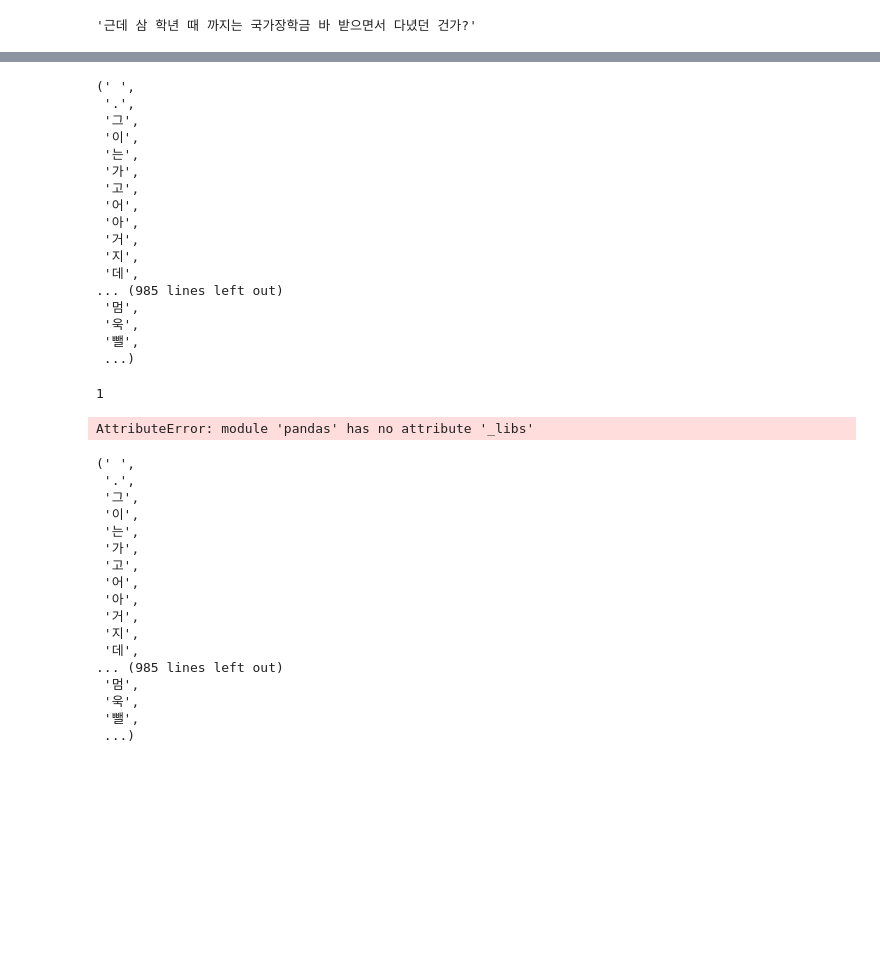
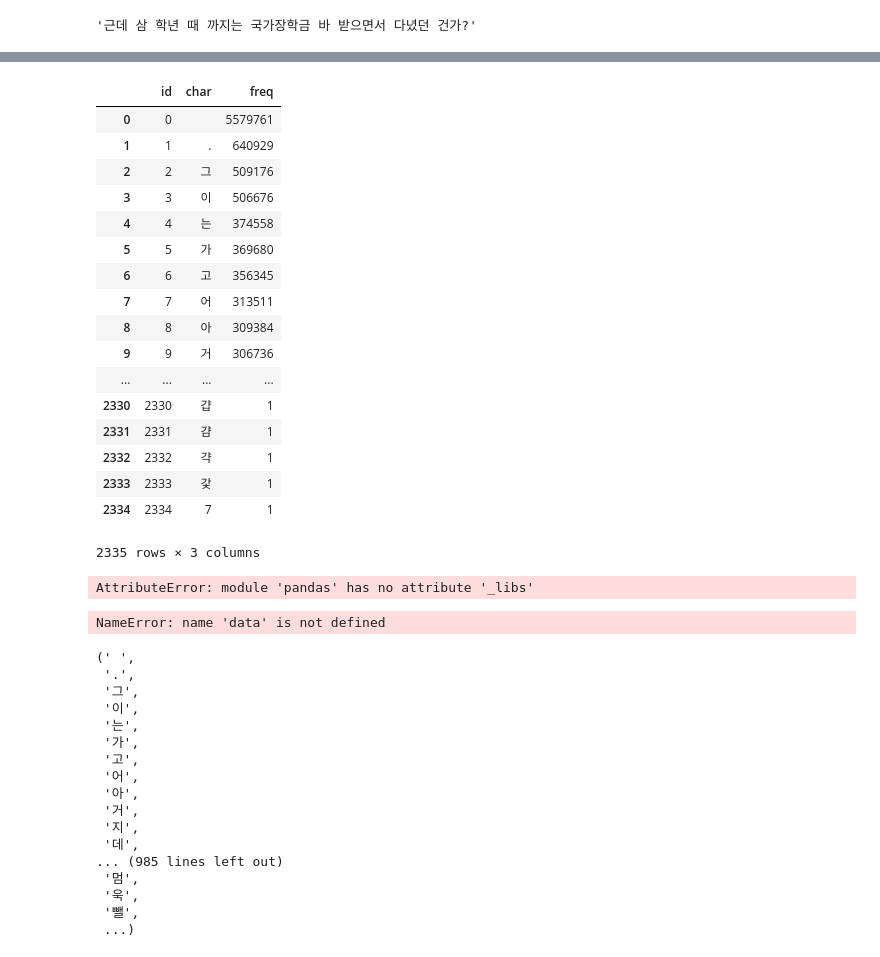
Before and after one commit to sooftware/TIL, a Jupyter notebook: Capstone-Test/create_new_label.ipynb, the cells around one changed output, grey strips where cells are left out. Drawn from its saved outputs; the diff is of its cells as text; code cells hidden in the pictures; blank space fills up the shorter version.

Commit message:
[project] Update aihub_labels.csv

```diff
--- a/Capstone-Test/create_new_label.ipynb
+++ b/Capstone-Test/create_new_label.ipynb
@@ -106,6 +106,7 @@ sentence_filter("근데 삼 학년 때 까지는 국가장학금 바+ 받으면
 %%time
 import os
 from tqdm import trange
+import pandas as pd
 EXCEPTION = ['(', ')', '/']
 folder_change_point = [124 * x for x in range(1,5)]
 base_path = "E:/한국어 음성데이터/"
@@ -119,13 +120,14 @@ label_list = list()
 label_freq = list()
 cnt = 0
 print('started...')
-for file_num in trange(1, 622546):
+TOTAL_NUM = 622545
+for file_num in trange(1, TOTAL_NUM):
     if file_num % 1000 == 1 and file_num != 1: mid_dir_idx += 1
     if mid_dir_idx in folder_change_point and mid_dir_idx != past_mid_dir_idx:
         past_mid_dir_idx = mid_dir_idx
         base_dir_idx += 1
     path = get_path(base_path, base_dir[base_dir_idx], mid_dir[mid_dir_idx], 'KsponSpeech_' + file_padding(file_num))
-    file = open(path + ".txt", 'r')
+    file = open(path + "_new.txt", 'r')
     text = file.readline()
     for ch in text:
         if ch not in label_list:
@@ -136,5 +138,14 @@ for file_num in trange(1, 622546):
 
 label_freq, label_list = zip(*sorted(zip(label_freq, label_list), reverse=True))
 print('ended!!!')
+
+label = {'id':[], 'char':[], 'freq' :[]}
+for idx, ch_freq in enumerate(zip(label_list, label_freq)):
+    ch, freq = ch_freq
+    label['id'].append(idx)
+    label['char'].append(ch)
+    label['freq'].append(freq)
+df_label = pd.DataFrame(label)
+df_label.to_csv('./aihub_labels.csv', encoding='utf-8', index=False)
 # %% [output]
 started...
@@ -210,27 +154,24 @@ ValueError: not enough values to unpack (expected 2, got 0)
-# %%
-label_list
-# %% [output]
-(' ',
- '.',
- '그',
- '이',
- '는',
- '가',
- '고',
- '어',
- '아',
- '거',
- '지',
- '데',
-... (985 lines left out)
- '멈',
- '욱',
- '뺄',
- ...)
-# %%
-label_freq
-# %% [output]
-1
+# %%
+df_label
+# %% [output]
+|  | id | char | freq |
+| 0 | 0 |  | 5579761 |
+| 1 | 1 | . | 640929 |
+| 2 | 2 | 그 | 509176 |
+| 3 | 3 | 이 | 506676 |
+| 4 | 4 | 는 | 374558 |
+| 5 | 5 | 가 | 369680 |
+| 6 | 6 | 고 | 356345 |
+| 7 | 7 | 어 | 313511 |
+| 8 | 8 | 아 | 309384 |
+| 9 | 9 | 거 | 306736 |
+| ... | ... | ... | ... |
+| 2330 | 2330 | 걉 | 1 |
+| 2331 | 2331 | 걈 | 1 |
+| 2332 | 2332 | 갹 | 1 |
+| 2333 | 2333 | 갗 | 1 |
+| 2334 | 2334 | 7 | 1 |
+2335 rows × 3 columns
 # %%
 import pandas as pd
 label = {'id':[], 'char':[], 'freq' :[]}
@@ -244,16 +185,18 @@ df_label.to_csv('./aihub_labels.csv', encoding='utf-8', index=False)
 # %% [output]
 AttributeError: module 'pandas' has no attribute '_libs'
 # %%
-import pickle
+#import pickle
 
-data = {
-    'label_list': label_list,
-    'label_freq': label_freq
-}
+#data = {
+#    'label_list': label_list,
+#    'label_freq': label_freq
+#}
 
 # save
-with open('data.pickle', 'wb') as f:
+with open('data2.pickle', 'wb') as f:
     pickle.dump(data, f, pickle.HIGHEST_PROTOCOL)
+# %% [output]
+NameError: name 'data' is not defined
 # %%
 with open('data.pickle', 'rb') as f:
     data = pickle.load(f)
```
Also changed, not shown: parts of 2 cells of this notebook, 6 other files.
